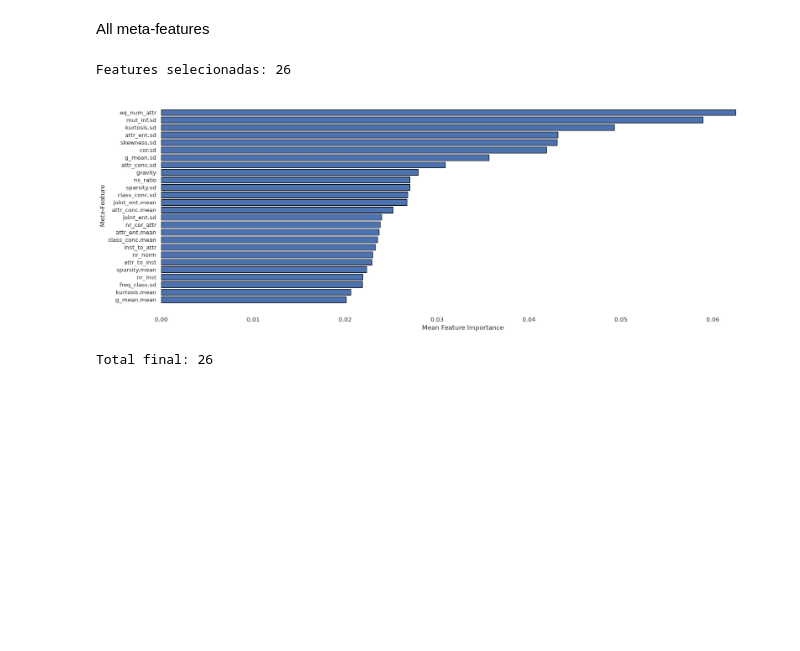
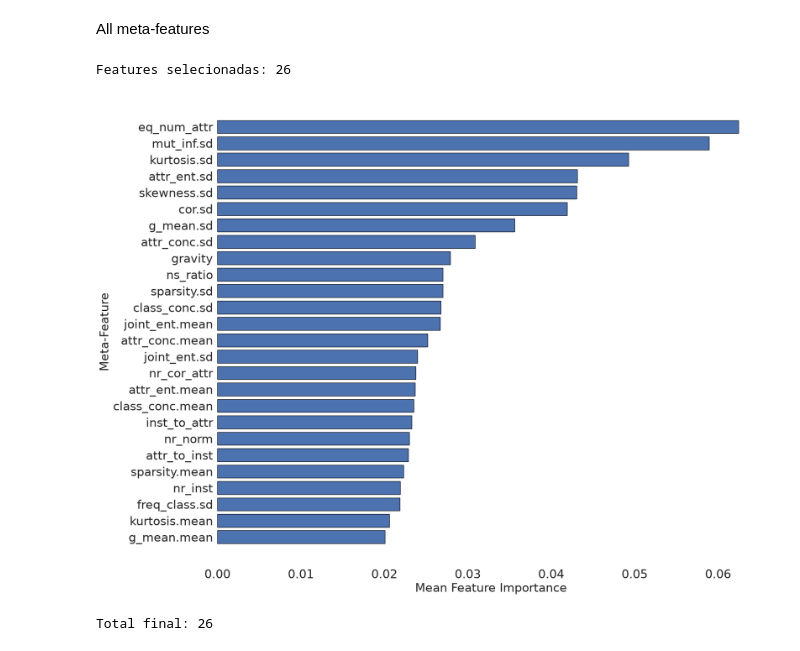
Before and after one commit to silvadaniell/meta-dr, a Jupyter notebook: Meta_DR.ipynb, the cells around one changed output. Saved outputs shown, nothing was run; the diff lists cells and outputs as text; code cells hidden in the pictures; blank space fills up the shorter version.

```diff
--- a/Meta_DR.ipynb
+++ b/Meta_DR.ipynb
@@ -595,6 +597,6 @@ for dataset_Id in datasets['did']:
     results['Name'].append(name)
     results['Score'].append(avg_f1)
 
-    # Save results to a JSON file
-    with open("ClassificationNoreduction.json", "w") as outfile:
-        json.dump(results, outfile, indent=3)
+    # Save results to a CSV file
+    df_results = pd.DataFrame(results)
+    df_results.to_csv("ClassificationNoreduction.csv", index=False)
@@ -2215,7 +2312,7 @@ predictions_all, importance_all = train_meta_model_loo(
     dataframe=meta_dataset,
     feature_columns=SELECTED_FEATURES,
     target_columns=TARGET_COLUMNS,
-    output_filename='data/predictions/predictions_ranking.csv'
+    output_filename='data/predictions/predictions_ranking_with_all_metafeatures.csv'
 )
 # %% [markdown]
 All meta-features
@@ -2238,44 +2335,40 @@ importance_df = importance_df[
 
 ].copy()
 
 print(f"Features selecionadas: {len(importance_df)}")
 
 # Ordena para visualização
 importance_df = (
     importance_df
     .sort_values("importance", ascending=True)
 )
 
-plt.figure(figsize=(18, max(6, len(importance_df) * 0.25)))
+plt.figure(figsize=(20, max(15, len(importance_df) * 0.25)))
 
 plt.barh(
     importance_df["feature"],
     importance_df["importance"],
     edgecolor="black"
 )
 
-plt.xlabel("Mean Feature Importance")
-plt.ylabel("Meta-Feature")
-
-# plt.title(
-#     f"Meta-Features com Importance ({len(importance_df)} features)",
-#     fontsize=16
-# )
-
+plt.xlabel("Mean Feature Importance", fontsize=25)
+plt.ylabel("Meta-Feature", fontsize=25)
+plt.yticks(fontsize=25)
+plt.xticks(fontsize=25)
 plt.box(False)
 
 plt.tight_layout()
 
 plt.savefig(
-    "selected_metafeatures_importance_above.pdf",
+    "feature_importance.pdf",
     format="pdf",
     bbox_inches="tight"
 )
 
 plt.show()
 # %% [output]
 Features selecionadas: 26
-[figure, old version]
+[figure, new version]
 # %%
 FINAL_SELECTED_FEATURES = (
     importance_df["feature"]
```
Also changed, not shown: parts of 22 cells of this notebook, 2 other files.
